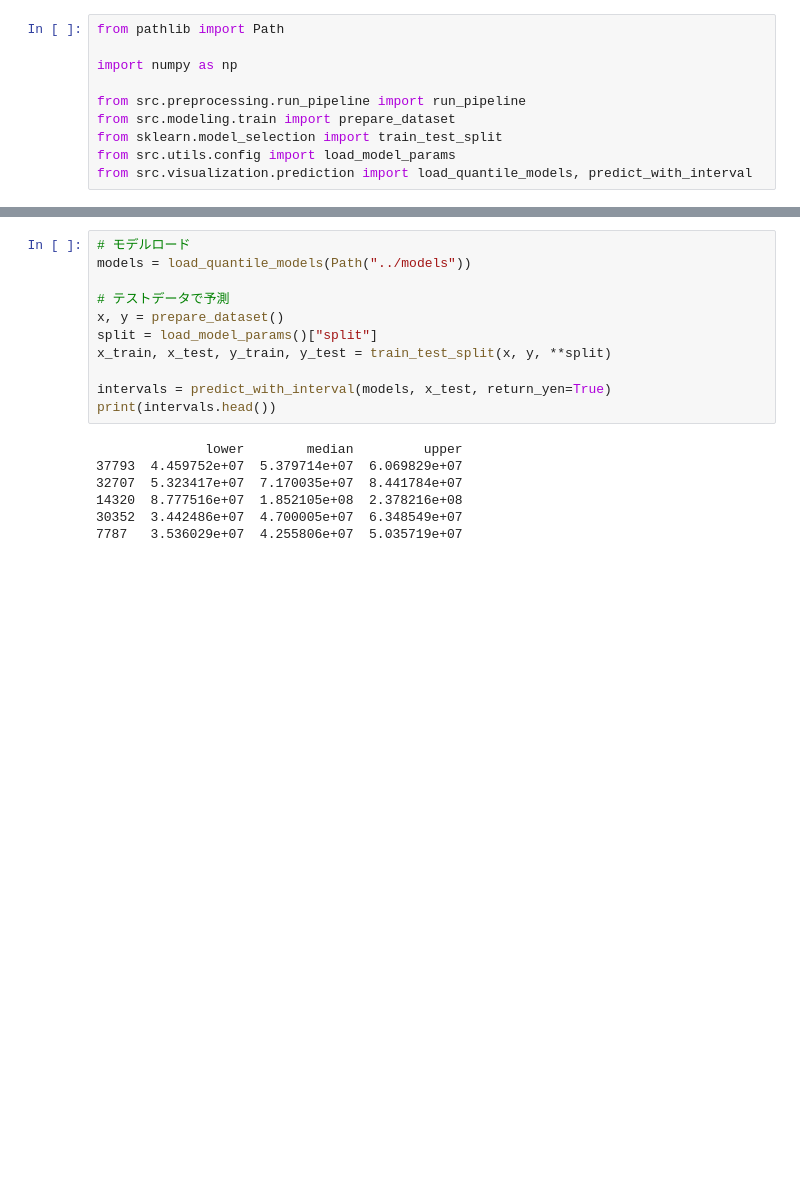
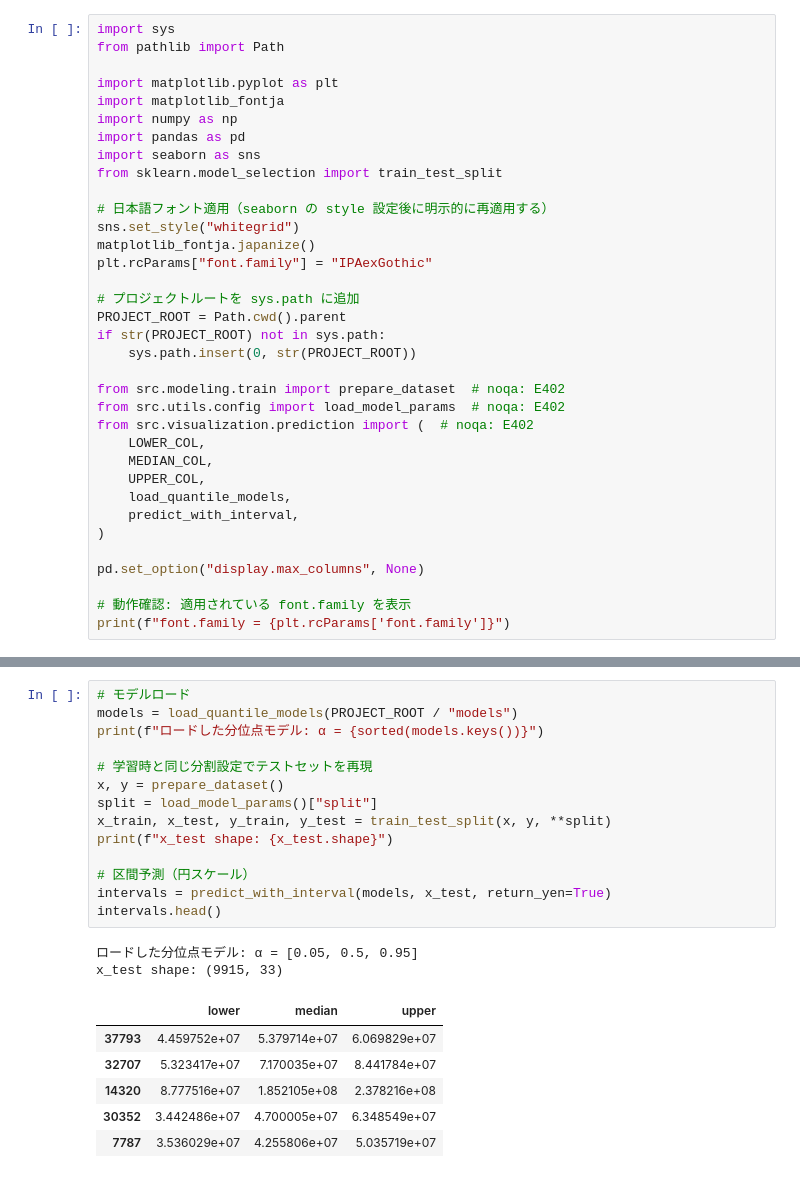
Before and after one commit to kotouharuto/House-price-forecast, a Jupyter notebook: notebooks/06_quantile.ipynb, the cells around one changed output, grey strips where cells are left out. Saved outputs shown, nothing was run; the diff lists cells and outputs as text; blank space fills up the shorter version.

```diff
--- a/notebooks/06_quantile.ipynb
+++ b/notebooks/06_quantile.ipynb
@@ -1,10 +9,35 @@
 # %%
+import sys
 from pathlib import Path
 
+import matplotlib.pyplot as plt
+import matplotlib_fontja
 import numpy as np
+import pandas as pd
+import seaborn as sns
+from sklearn.model_selection import train_test_split
 
-from src.preprocessing.run_pipeline import run_pipeline
-from src.modeling.train import prepare_dataset
-from sklearn.model_selection import train_test_split
-from src.utils.config import load_model_params
-from src.visualization.prediction import load_quantile_models, predict_with_interval
+# 日本語フォント適用（seaborn の style 設定後に明示的に再適用する）
+sns.set_style("whitegrid")
+matplotlib_fontja.japanize()
+plt.rcParams["font.family"] = "IPAexGothic"
+
+# プロジェクトルートを sys.path に追加
+PROJECT_ROOT = Path.cwd().parent
+if str(PROJECT_ROOT) not in sys.path:
+    sys.path.insert(0, str(PROJECT_ROOT))
+
+from src.modeling.train import prepare_dataset  # noqa: E402
+from src.utils.config import load_model_params  # noqa: E402
+from src.visualization.prediction import (  # noqa: E402
+    LOWER_COL,
+    MEDIAN_COL,
+    UPPER_COL,
+    load_quantile_models,
+    predict_with_interval,
+)
+
+pd.set_option("display.max_columns", None)
+
+# 動作確認: 適用されている font.family を表示
+print(f"font.family = {plt.rcParams['font.family']}")
@@ -11,18 +50,23 @@ from src.visualization.prediction import load_quantile_models, predict_with_inte
 # %%
 # モデルロード
-models = load_quantile_models(Path("../models"))
+models = load_quantile_models(PROJECT_ROOT / "models")
+print(f"ロードした分位点モデル: α = {sorted(models.keys())}")
 
-# テストデータで予測
+# 学習時と同じ分割設定でテストセットを再現
 x, y = prepare_dataset()
 split = load_model_params()["split"]
 x_train, x_test, y_train, y_test = train_test_split(x, y, **split)
+print(f"x_test shape: {x_test.shape}")
 
+# 区間予測（円スケール）
 intervals = predict_with_interval(models, x_test, return_yen=True)
-print(intervals.head())
+intervals.head()
 # %% [output]
-              lower        median         upper
-37793  4.459752e+07  5.379714e+07  6.069829e+07
-32707  5.323417e+07  7.170035e+07  8.441784e+07
-14320  8.777516e+07  1.852105e+08  2.378216e+08
-30352  3.442486e+07  4.700005e+07  6.348549e+07
-7787   3.536029e+07  4.255806e+07  5.035719e+07
+ロードした分位点モデル: α = [0.05, 0.5, 0.95]
+x_test shape: (9915, 33)
+|  | lower | median | upper |
+| 37793 | 4.459752e+07 | 5.379714e+07 | 6.069829e+07 |
+| 32707 | 5.323417e+07 | 7.170035e+07 | 8.441784e+07 |
+| 14320 | 8.777516e+07 | 1.852105e+08 | 2.378216e+08 |
+| 30352 | 3.442486e+07 | 4.700005e+07 | 6.348549e+07 |
+| 7787 | 3.536029e+07 | 4.255806e+07 | 5.035719e+07 |
```
Also changed, not shown: parts of 15 cells of this notebook, 20 other files.
